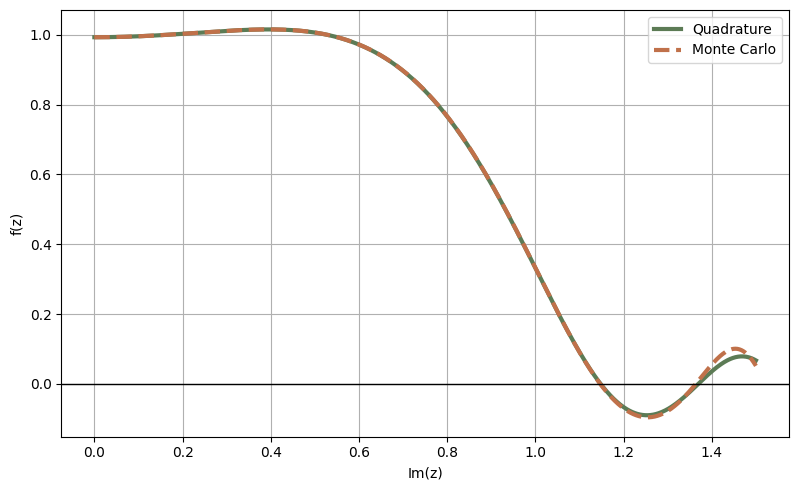
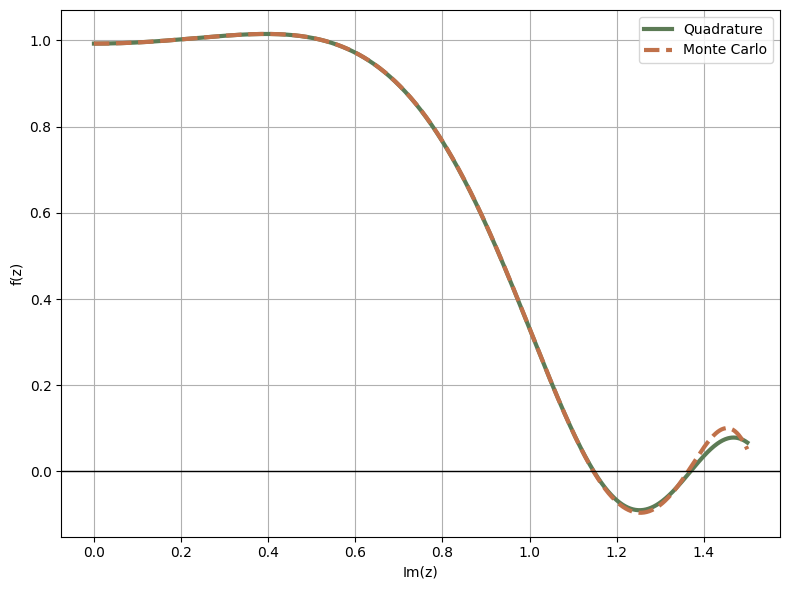
The notebook cell's code change between the first figure and the second:
--- before
+++ after
@@ -1,4 +1,4 @@
 # plot
-fig, ax = plt.subplots()
+fig, ax = plt.subplots(figsize=(8, 6))
 ax.plot(xs, gq, label="Quadrature", lw=3)
 ax.plot(xs, gmc, '--', label="Monte Carlo", lw=3)

Commit: Updated Chasse_aux_zéros.ipynb